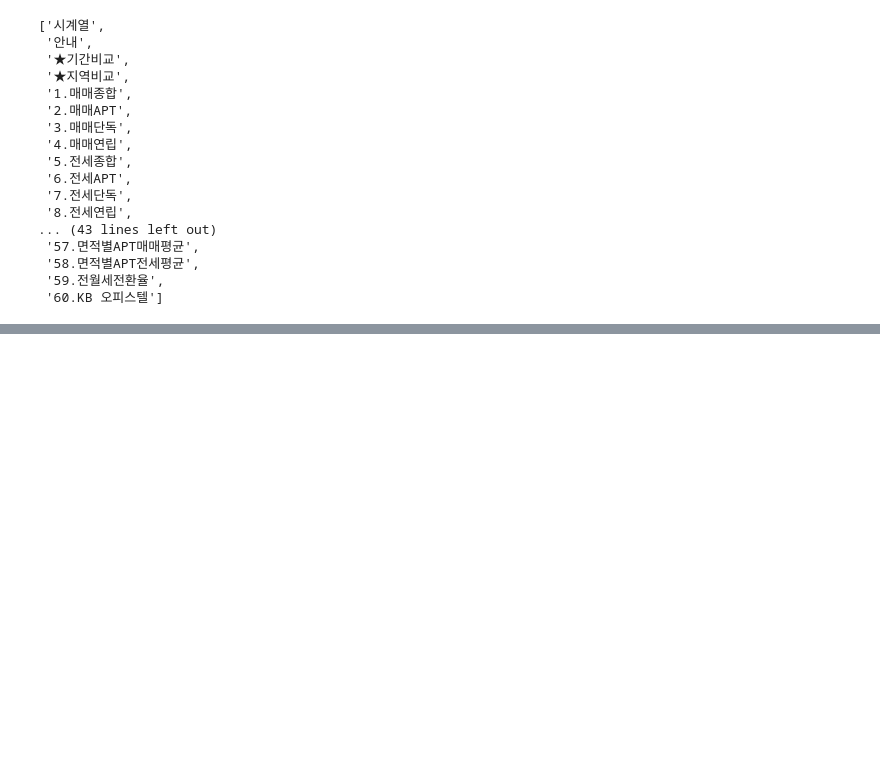
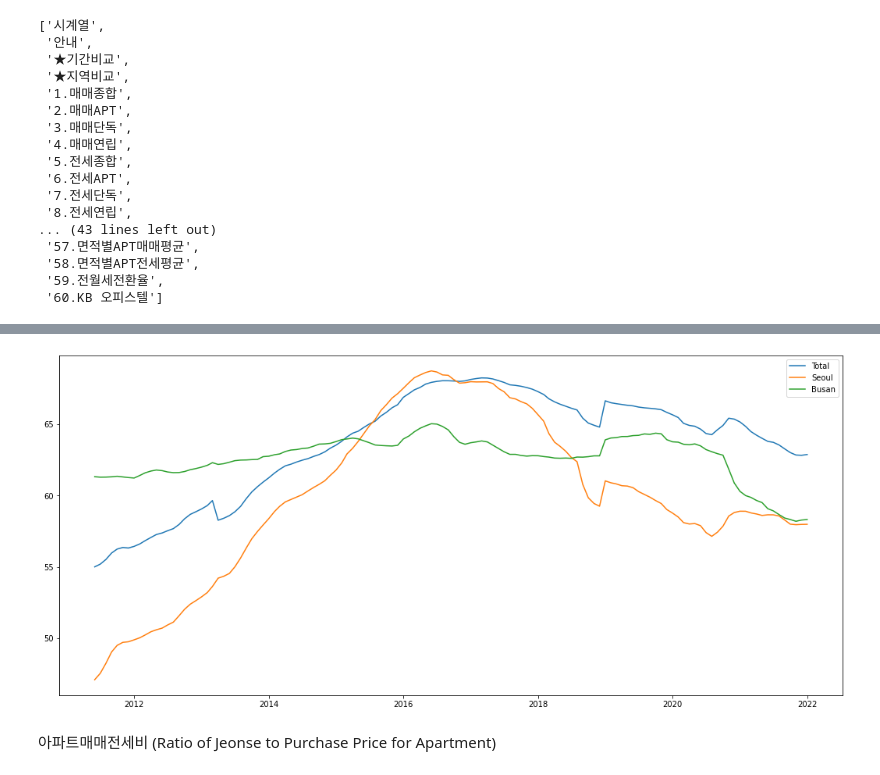
Before and after one commit to yeonghun00/real-estate, a Jupyter notebook: korean_real_estate.ipynb, the cells around one changed output, grey strips where cells are left out. Saved outputs shown, nothing was run; the diff lists cells and outputs as text; code cells hidden in the pictures; blank space fills up the shorter version.

```diff
--- a/korean_real_estate.ipynb
+++ b/korean_real_estate.ipynb
@@ -110,0 +102,6 @@ plt.show()
+# %%
+plt.figure(figsize=(18,8))
+for city in cities:
+  plt.plot(hjp_df[city])
+plt.legend(cities)
+plt.show()
@@ -110,0 +116,19 @@ plt.show()
+# %%
+rjp_df = pd.read_excel(xls, '27.종합매매전세비', header=2)
+rjp_df = rjp_df[:rjp_df[rjp_df['Unnamed: 0'].isnull()].index[0]]
+# %%
+def date_format2(df):
+  dates = []
+  y = 0
+  for d in df['Unnamed: 0']:
+    if type(d) == str:
+      y = d[d.find("'")+1:d.find('.')]
+      dates.append(y+'/'+(d[d.find('.')+1:]))
+    else: dates.append(y+'/'+str(d))
+
+  dates = [datetime.strptime(x, '%y/%m') for x in dates]
+  df['Unnamed: 0'] = dates
+  return df.set_index('Unnamed: 0')
+# %%
+rjp_df = date_format2(rjp_df)
+rjp_df
@@ -110,0 +150,10 @@ plt.show()
+# %%
+plt.figure(figsize=(18,8))
+for city in cities:
+  plt.plot(rjp_df[city])
+plt.legend(cities)
+plt.show()
+# %% [output]
+[figure, added]
+# %% [markdown]
+아파트매매전세비 (Ratio of Jeonse to Purchase Price for Apartment)
```
Also changed, not shown: parts of 51 cells of this notebook.
